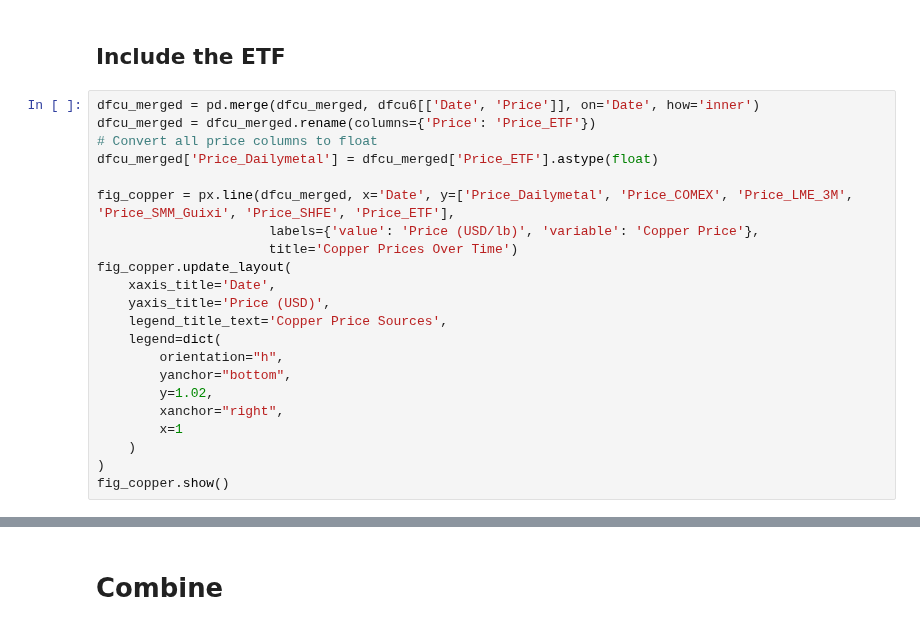
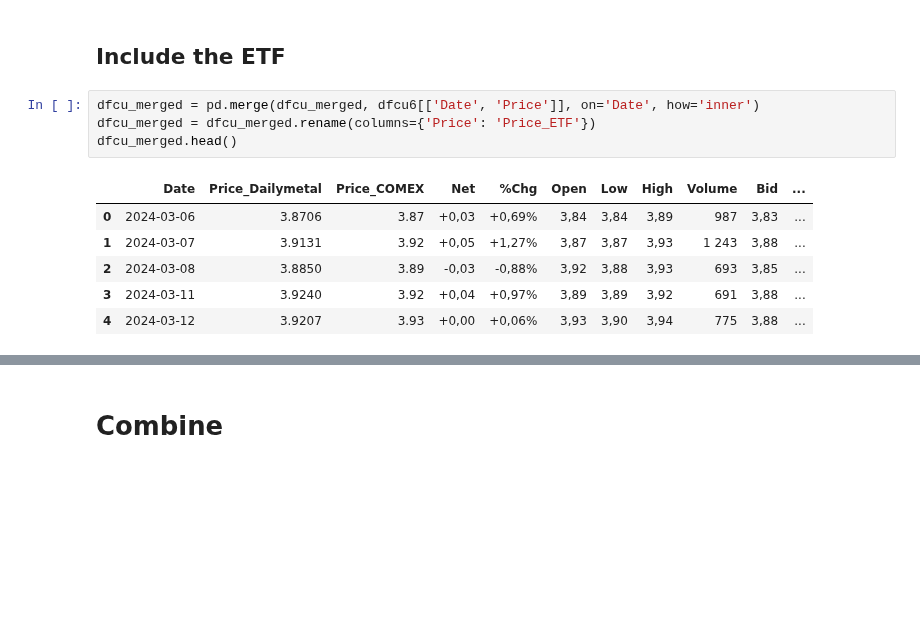
Before and after one commit to Doosheck/metals, a Jupyter notebook: data_overview.ipynb, the cells around one changed output, grey strips where cells are left out. Drawn from its saved outputs; the diff is of its cells as text; blank space fills up the shorter version.

```diff
--- a/data_overview.ipynb
+++ b/data_overview.ipynb
@@ -997,24 +984,13 @@ dfcu_merged_scaled['Price_SHFE'] = (dfcu_merged_scaled['Price_SHFE'] - dfcu_merg
 # %% [markdown]
 ## Include the ETF
-# %%
-dfcu_merged = pd.merge(dfcu_merged, dfcu6[['Date', 'Price']], on='Date', how='inner')
-dfcu_merged = dfcu_merged.rename(columns={'Price': 'Price_ETF'})
-# Convert all price columns to float
-dfcu_merged['Price_Dailymetal'] = dfcu_merged['Price_ETF'].astype(float)
-
-fig_copper = px.line(dfcu_merged, x='Date', y=['Price_Dailymetal', 'Price_COMEX', 'Price_LME_3M', 'Price_SMM_Guixi', 'Price_SHFE', 'Price_ETF'],
-                      labels={'value': 'Price (USD/lb)', 'variable': 'Copper Price'},
-                      title='Copper Prices Over Time')
-fig_copper.update_layout(
-    xaxis_title='Date',
-    yaxis_title='Price (USD)',
-    legend_title_text='Copper Price Sources',
-    legend=dict(
-        orientation="h",
-        yanchor="bottom",
-        y=1.02,
-        xanchor="right",
-        x=1
-    )
-)
-fig_copper.show()
+# %%
+dfcu_merged = pd.merge(dfcu_merged, dfcu6[['Date', 'Price']], on='Date', how='inner')
+dfcu_merged = dfcu_merged.rename(columns={'Price': 'Price_ETF'})
+dfcu_merged.head()
+# %% [output]
+|  | Date | Price_Dailymetal | Price_COMEX | Net | %Chg | Open | Low | High | Volume | Bid | ... |
+| 0 | 2024-03-06 | 3.8706 | 3.87 | +0,03 | +0,69% | 3,84 | 3,84 | 3,89 | 987 | 3,83 | ... |
+| 1 | 2024-03-07 | 3.9131 | 3.92 | +0,05 | +1,27% | 3,87 | 3,87 | 3,93 | 1 243 | 3,88 | ... |
+| 2 | 2024-03-08 | 3.8850 | 3.89 | -0,03 | -0,88% | 3,92 | 3,88 | 3,93 | 693 | 3,85 | ... |
+| 3 | 2024-03-11 | 3.9240 | 3.92 | +0,04 | +0,97% | 3,89 | 3,89 | 3,92 | 691 | 3,88 | ... |
+| 4 | 2024-03-12 | 3.9207 | 3.93 | +0,00 | +0,06% | 3,93 | 3,90 | 3,94 | 775 | 3,88 | ... |
```
Also changed, not shown: parts of 8 cells of this notebook.
